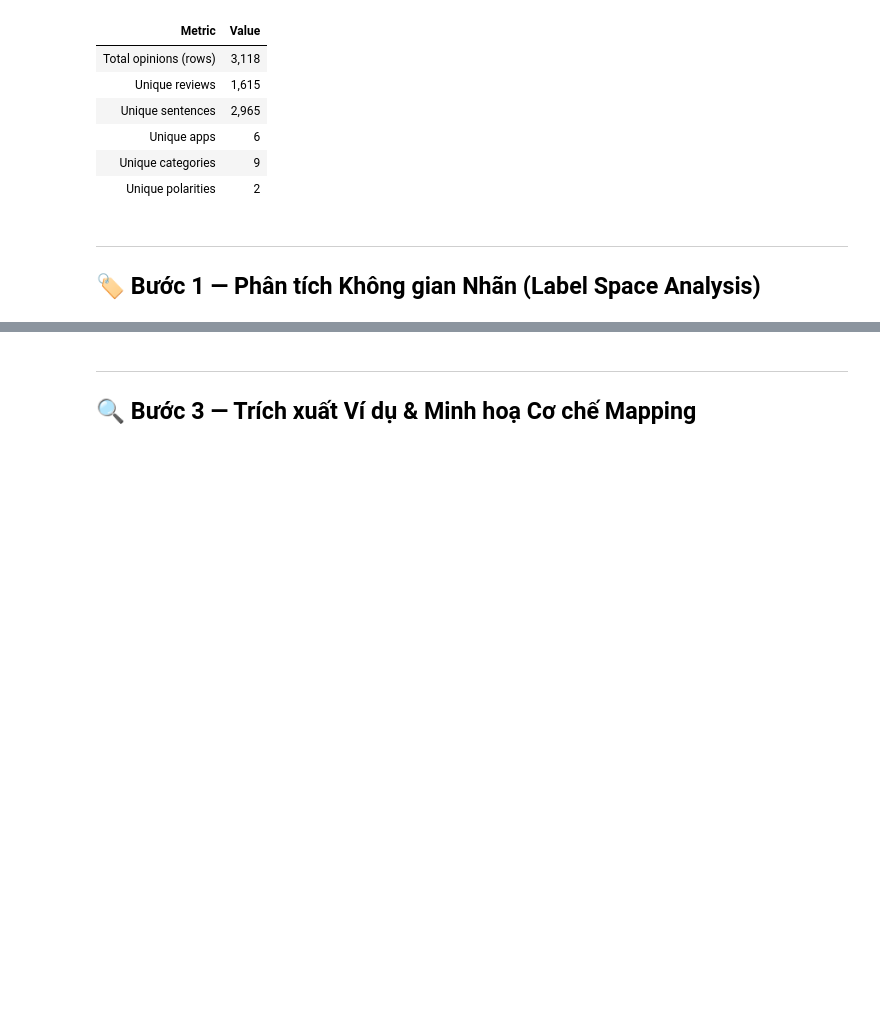
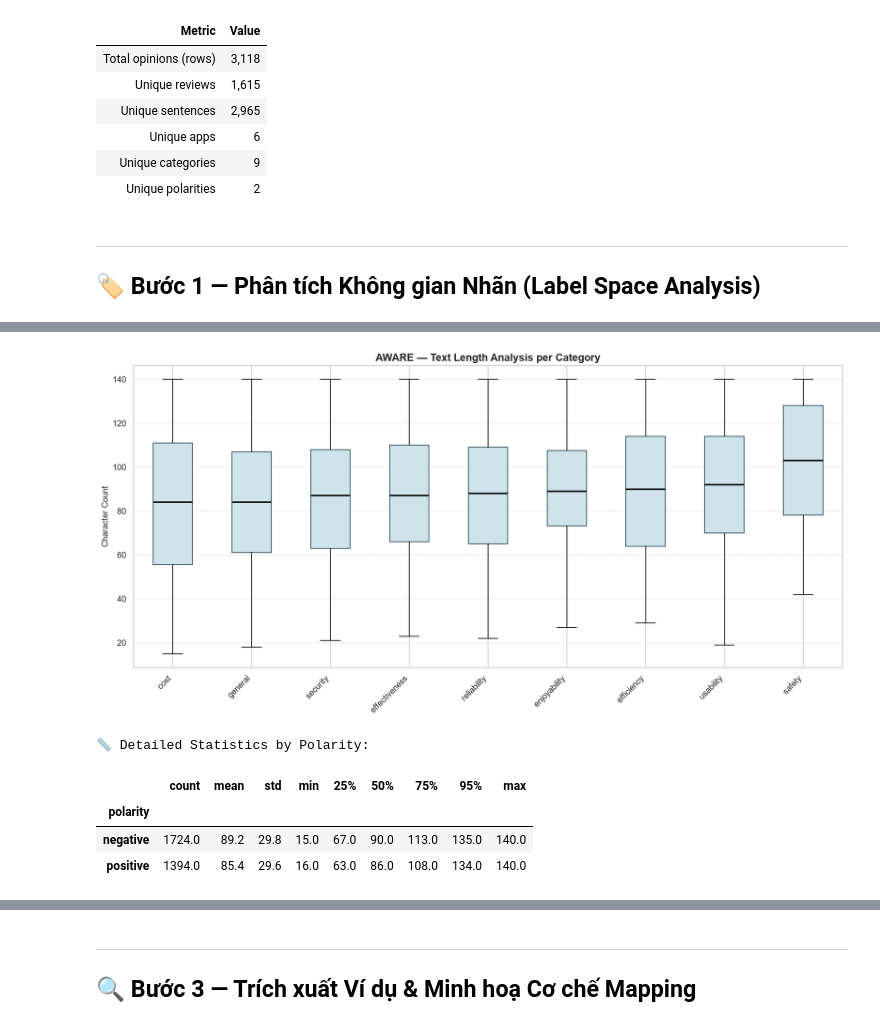
Before and after one commit to TranHoangDatSC/Data-Analysis-Laboratory, a Jupyter notebook: Natural-Language-Processing/Final-Project/notebooks/02_eda_aware.ipynb, the cells around one changed output, grey strips where cells are left out. Saved outputs shown, nothing was run; the diff lists cells and outputs as text; code cells hidden in the pictures; blank space fills up the shorter version.

```diff
--- a/Natural-Language-Processing/Final-Project/notebooks/02_eda_aware.ipynb
+++ b/Natural-Language-Processing/Final-Project/notebooks/02_eda_aware.ipynb
@@ -548,0 +407,39 @@ fig.show()
+# %%
+# ── Cell 13: Độ dài câu theo category ─────────────────────────────────────
+plt.figure(figsize=(14, 7))
+
+# Sắp xếp category theo trung vị để biểu đồ có tính phân cấp
+cat_order = df.groupby('category')['text_len'].median().sort_values().index.tolist()
+bp_data = [df[df['category'] == cat]['text_len'].values for cat in cat_order]
+
+bp = plt.boxplot(
+    bp_data,
+    tick_labels=cat_order, # Giữ nguyên tên gốc, không cắt ngắn vì đã có không gian
+    patch_artist=True,
+    vert=True,
+    medianprops=dict(color='black', linewidth=2)
+)
+
+# Tô màu cho các box
+for patch in bp['boxes']:
+    patch.set_facecolor('#cfe3ea')
+    patch.set_edgecolor(C_DARK)
+
+plt.title('AWARE — Text Length Analysis per Category', fontsize=14, fontweight='bold')
+plt.ylabel('Character Count', fontsize=11)
+plt.xticks(rotation=45, ha='right') # Xoay nhãn 45 độ để dễ đọc
+plt.grid(axis='y', linestyle='--', alpha=0.5)
+
+plt.tight_layout()
+plt.show()
+
+# Hiển thị bảng số liệu bổ trợ
+print('📏 Detailed Statistics by Polarity:')
+display(df.groupby('polarity')['text_len'].describe(percentiles=[.25, .5, .75, .95]).round(1))
+# %% [output]
+[figure, added]
+📏 Detailed Statistics by Polarity:
+|  | count | mean | std | min | 25% | 50% | 75% | 95% | max |
+| polarity |  |  |  |  |  |  |  |  |  |
+| negative | 1724.0 | 89.2 | 29.8 | 15.0 | 67.0 | 90.0 | 113.0 | 135.0 | 140.0 |
+| positive | 1394.0 | 85.4 | 29.6 | 16.0 | 63.0 | 86.0 | 108.0 | 134.0 | 140.0 |
```
Also changed, not shown: parts of 52 cells of this notebook.
